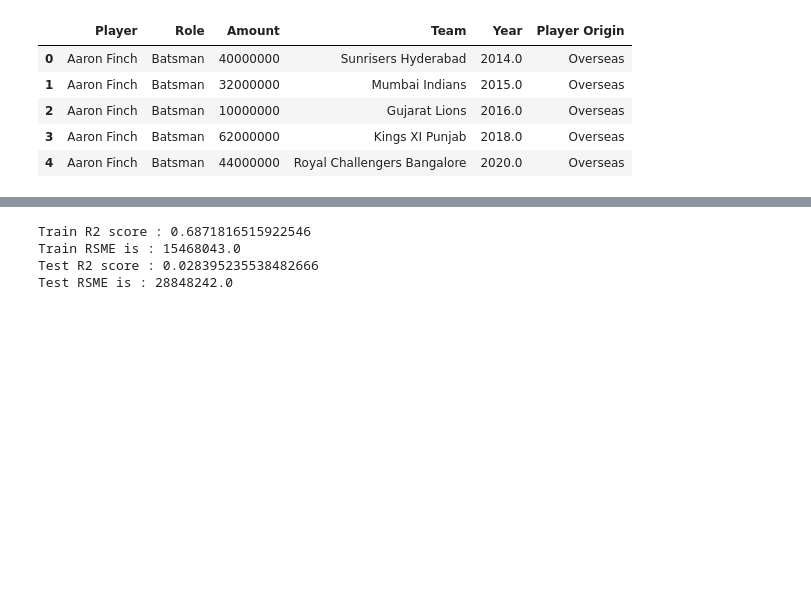
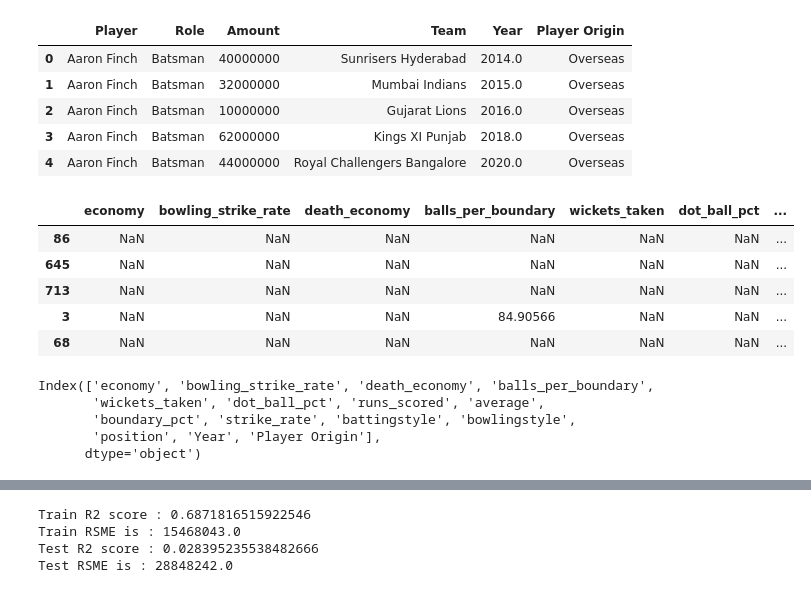
Before and after one commit to MadBonzz/ipl-auction-prediction, a Jupyter notebook: preprocess.ipynb, the cells around one changed output, grey strips where cells are left out. Cells and saved outputs as stored; diff of their text form; code cells hidden in the pictures; blank space fills up the shorter version.

```diff
--- a/preprocess.ipynb
+++ b/preprocess.ipynb
@@ -482,6 +482,23 @@ oe = OrdinalEncoder()
 cols = ['battingstyle', 'bowlingstyle', 'position', 'Player Origin']
 x_train[cols] = oe.fit_transform(x_train[cols])
 x_test[cols]  = oe.transform(x_test[cols])
+# %%
+x_train.head()
+# %% [output]
+|  | economy | bowling_strike_rate | death_economy | balls_per_boundary | wickets_taken | dot_ball_pct | ... |
+| 86 | NaN | NaN | NaN | NaN | NaN | NaN | ... |
+| 645 | NaN | NaN | NaN | NaN | NaN | NaN | ... |
+| 713 | NaN | NaN | NaN | NaN | NaN | NaN | ... |
+| 3 | NaN | NaN | NaN | 84.90566 | NaN | NaN | ... |
+| 68 | NaN | NaN | NaN | NaN | NaN | NaN | ... |
+# %%
+x_train.columns
+# %% [output]
+Index(['economy', 'bowling_strike_rate', 'death_economy', 'balls_per_boundary',
+       'wickets_taken', 'dot_ball_pct', 'runs_scored', 'average',
+       'boundary_pct', 'strike_rate', 'battingstyle', 'bowlingstyle',
+       'position', 'Year', 'Player Origin'],
+      dtype='object')
 # %%
 rfr = RandomForestRegressor(max_depth=6, max_features='sqrt', n_estimators=200)
 rfr.fit(x_train, y_train)
```
Also changed, not shown: parts of 2 cells of this notebook, 2 other files.
